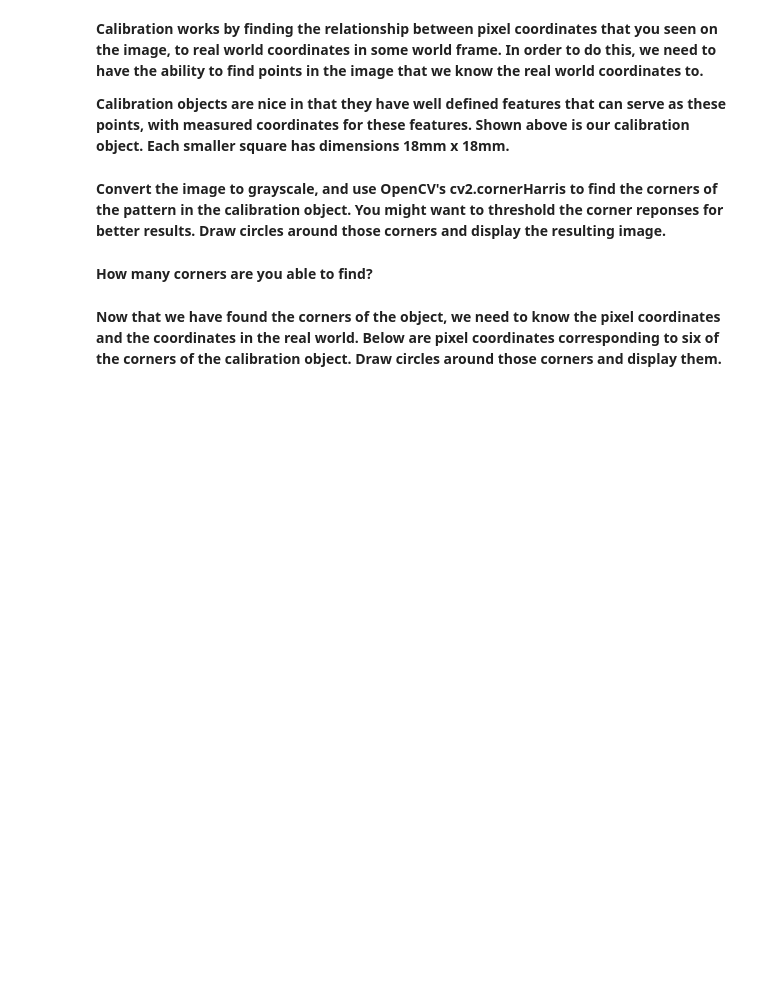
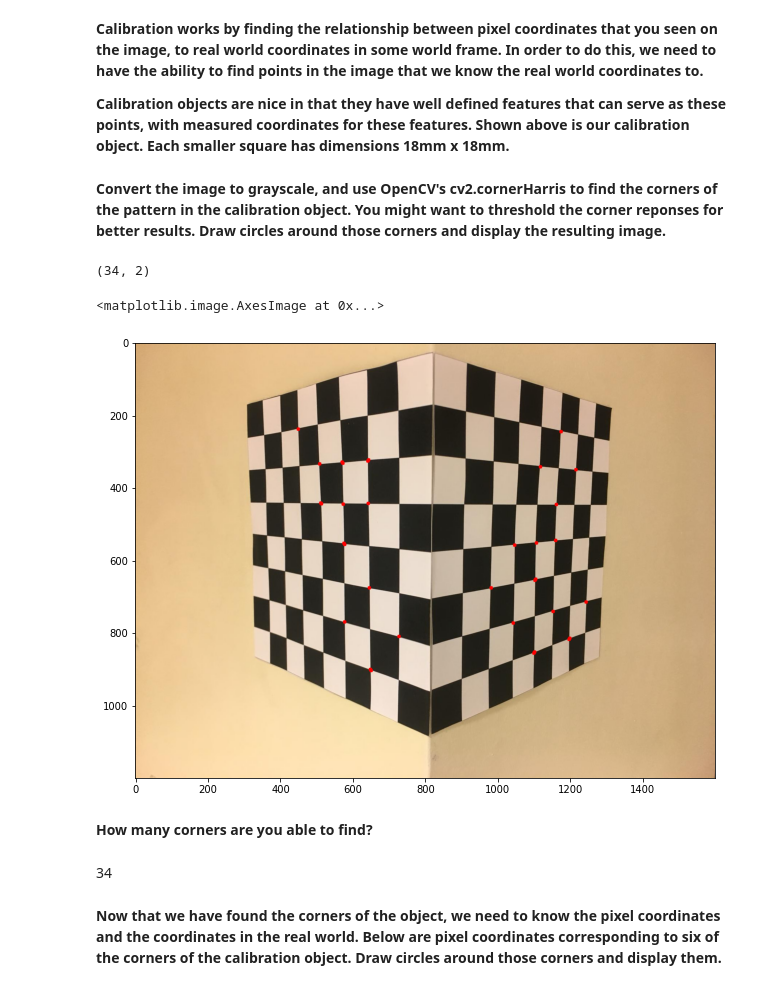
Before and after one commit to dlezcan1/computer-vision-fall-2020, a Jupyter notebook: week6/(Week_6)_Camera_Calibration.ipynb, the cells around one changed output. Saved outputs shown, nothing was run; the diff lists cells and outputs as text; code cells hidden in the pictures; blank space fills up the shorter version.

```diff
--- a/week6/(Week_6)_Camera_Calibration.ipynb
+++ b/week6/(Week_6)_Camera_Calibration.ipynb
@@ -30,8 +30,28 @@ plt.imshow(image)
 **Calibration objects are nice in that they have well defined features that can serve as these points, with measured coordinates for these features. Shown above is our calibration object. Each smaller square has dimensions 18mm x 18mm.**
 # %% [markdown]
 **Convert the image to grayscale, and use OpenCV's cv2.cornerHarris to find the corners of the pattern in the calibration object. You might want to threshold the corner reponses for better results. Draw circles around those corners and display the resulting image.**
+# %%
+gray_image = cv2.cvtColor(image, cv2.COLOR_BGR2GRAY)
+
+corner_rsp = np.abs(cv2.cornerHarris(gray_image, 2, 3, 0.04)) > 0.008
+corners = np.transpose(np.nonzero(corner_rsp))
+print(corners.shape)
+
+draw_img = image.copy()
+
+for x, y in corners:
+    cv2.circle(draw_img, (y, x), 5, [255, 0, 0], -1)
+
+plt.figure(figsize=(12,8))
+plt.imshow(draw_img)
+# %% [output]
+(34, 2)
+<matplotlib.image.AxesImage at 0x...>
+[figure, added]
 # %% [markdown]
 **How many corners are you able to find?**
+# %% [markdown]
+34
 # %% [markdown]
 **Now that we have found the corners of the object, we need to know the pixel coordinates and the coordinates in the real world. Below are pixel coordinates corresponding to six of the corners of the calibration object. Draw circles around those corners and display them.**
 # %%
```
Also changed, not shown: parts of 11 cells of this notebook.
